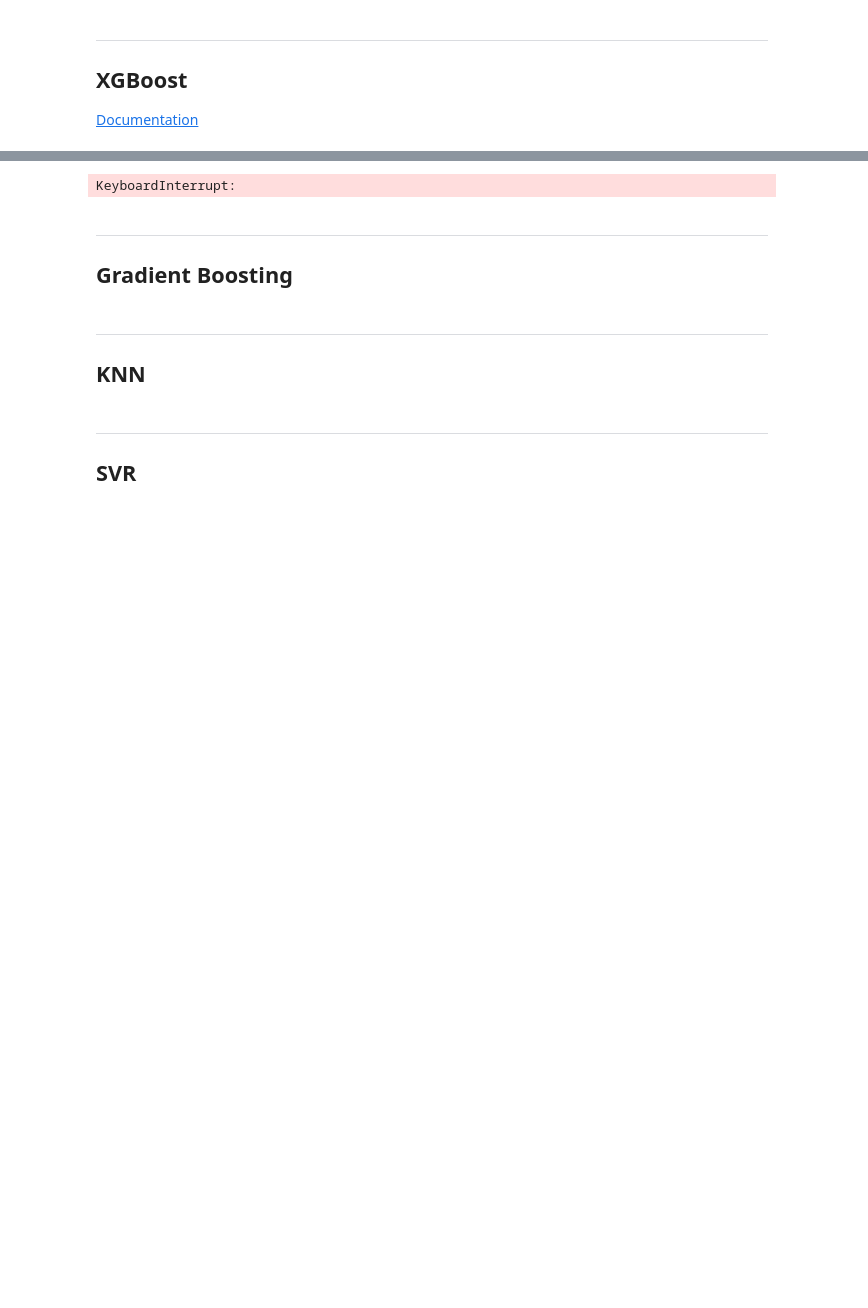
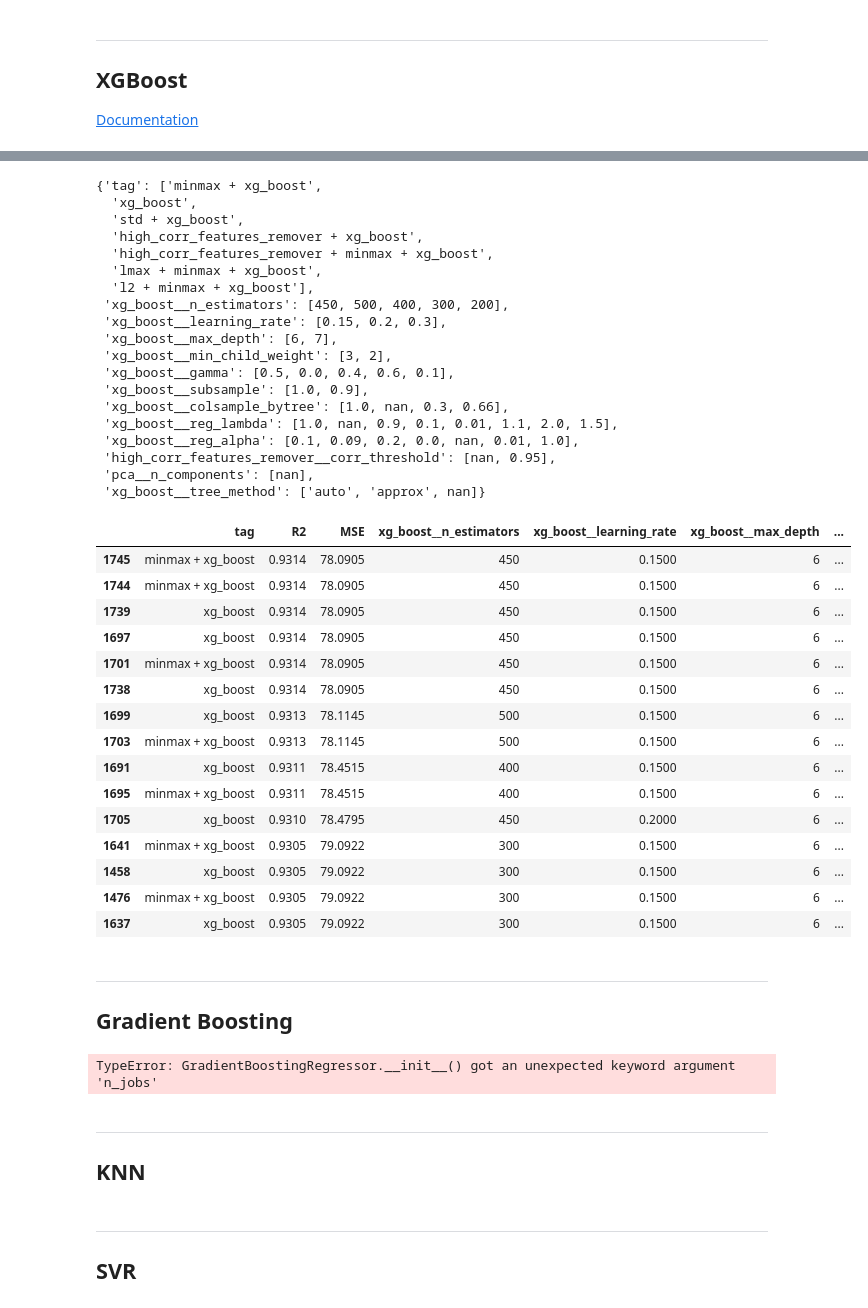
Before and after one commit to RiccardoEvangelisti/Critical-temperature-of-superconductors, a Jupyter notebook: 1_Training.ipynb, the cells around one changed output, grey strips where cells are left out. Drawn from its saved outputs; the diff is of its cells as text; code cells hidden in the pictures; blank space fills up the shorter version.

```diff
--- a/1_Training.ipynb
+++ b/1_Training.ipynb
@@ -473,15 +475,16 @@ xg_boost_step = Step(
     estimator_tag,
     XGBRegressor(n_jobs=-1, random_state=RANDOM_STATE),
     {
-        "n_estimators": [300],
-        "learning_rate": [0.3],  # default
-        "max_depth": [6],  # default
-        "min_child_weight": [1, 3],
+        "n_estimators": [450],
+        "learning_rate": [0.15],  # default
+        "max_depth": [6],  # default 6
+        "min_child_weight": [3],  # 1
         "gamma": [0.0, 0.5],
-        "subsample": [0.66, 1.0],
-        "colsample_bytree": [0.66, 1.0],
-        "reg_lambda": [0.01, 0.1, 1.0],
-        "reg_alpha": [0, 0.1, 1.0],
+        "subsample": [1.0],
+        "colsample_bytree": [1],
+        "reg_lambda": [1.0],  # 0.01, 0.1,
+        "reg_alpha": [0.1],  # 0, 0.01,
+        "tree_method": ["exact", "approx", "auto"],
     },
 )
 
@@ -489,19 +492,19 @@ combinations = extract_combinations(
     Pipe(xg_boost_step),
     #
     Pipe(minmax_step, xg_boost_step),
-    Pipe(high_corr_features_remover_step, minmax_step, xg_boost_step),
+    # Pipe(high_corr_features_remover_step, minmax_step, xg_boost_step),
     #
-    Pipe(std_step, xg_boost_step),
-    Pipe(std_step, pca_step, xg_boost_step),
+    # Pipe(std_step, xg_boost_step),
+    # Pipe(std_step, pca_step, xg_boost_step),
     #
-    Pipe(high_corr_features_remover_step, std_step, pca_step, xg_boost_step),
+    # Pipe(high_corr_features_remover_step, std_step, pca_step, xg_boost_step),
     #
-    Pipe(only_properties_step, xg_boost_step),
-    Pipe(only_formula_step, xg_boost_step),
+    # Pipe(only_properties_step, xg_boost_step),
+    # Pipe(only_formula_step, xg_boost_step),
 )
 grid_search(combinations, estimator_tag=estimator_tag)
 
-best_hyperparameters(OUTPUT_FOLDER + estimator_tag + "_output.csv", 20)
+best_hyperparameters(OUTPUT_FOLDER + estimator_tag + "_output.csv", 10)
 
 print_results(OUTPUT_FOLDER + estimator_tag + "_output.csv", 15)
 # %% [output]
@@ -525,4 +528,38 @@ Combination 882/1152  |  only_properties + xg_boost
-KeyboardInterrupt:
+{'tag': ['minmax + xg_boost',
+  'xg_boost',
+  'std + xg_boost',
+  'high_corr_features_remover + xg_boost',
+  'high_corr_features_remover + minmax + xg_boost',
+  'lmax + minmax + xg_boost',
+  'l2 + minmax + xg_boost'],
+ 'xg_boost__n_estimators': [450, 500, 400, 300, 200],
+ 'xg_boost__learning_rate': [0.15, 0.2, 0.3],
+ 'xg_boost__max_depth': [6, 7],
+ 'xg_boost__min_child_weight': [3, 2],
+ 'xg_boost__gamma': [0.5, 0.0, 0.4, 0.6, 0.1],
+ 'xg_boost__subsample': [1.0, 0.9],
+ 'xg_boost__colsample_bytree': [1.0, nan, 0.3, 0.66],
+ 'xg_boost__reg_lambda': [1.0, nan, 0.9, 0.1, 0.01, 1.1, 2.0, 1.5],
+ 'xg_boost__reg_alpha': [0.1, 0.09, 0.2, 0.0, nan, 0.01, 1.0],
+ 'high_corr_features_remover__corr_threshold': [nan, 0.95],
+ 'pca__n_components': [nan],
+ 'xg_boost__tree_method': ['auto', 'approx', nan]}
+|  | tag | R2 | MSE | xg_boost__n_estimators | xg_boost__learning_rate | xg_boost__max_depth | ... |
+| 1745 | minmax + xg_boost | 0.9314 | 78.0905 | 450 | 0.1500 | 6 | ... |
+| 1744 | minmax + xg_boost | 0.9314 | 78.0905 | 450 | 0.1500 | 6 | ... |
+| 1739 | xg_boost | 0.9314 | 78.0905 | 450 | 0.1500 | 6 | ... |
+| 1697 | xg_boost | 0.9314 | 78.0905 | 450 | 0.1500 | 6 | ... |
+| 1701 | minmax + xg_boost | 0.9314 | 78.0905 | 450 | 0.1500 | 6 | ... |
+| 1738 | xg_boost | 0.9314 | 78.0905 | 450 | 0.1500 | 6 | ... |
+| 1699 | xg_boost | 0.9313 | 78.1145 | 500 | 0.1500 | 6 | ... |
+| 1703 | minmax + xg_boost | 0.9313 | 78.1145 | 500 | 0.1500 | 6 | ... |
+| 1691 | xg_boost | 0.9311 | 78.4515 | 400 | 0.1500 | 6 | ... |
+| 1695 | minmax + xg_boost | 0.9311 | 78.4515 | 400 | 0.1500 | 6 | ... |
+| 1705 | xg_boost | 0.9310 | 78.4795 | 450 | 0.2000 | 6 | ... |
+| 1641 | minmax + xg_boost | 0.9305 | 79.0922 | 300 | 0.1500 | 6 | ... |
+| 1458 | xg_boost | 0.9305 | 79.0922 | 300 | 0.1500 | 6 | ... |
+| 1476 | minmax + xg_boost | 0.9305 | 79.0922 | 300 | 0.1500 | 6 | ... |
+| 1637 | xg_boost | 0.9305 | 79.0922 | 300 | 0.1500 | 6 | ... |
 # %% [markdown]
 ---
 ## Gradient Boosting
@@ -530,7 +567,7 @@ KeyboardInterrupt:
 estimator_tag = "gradient_boost"
 gradient_boost_step = Step(
     estimator_tag,
-    GradientBoostingRegressor(n_jobs=-1, random_state=RANDOM_STATE),
+    GradientBoostingRegressor(random_state=RANDOM_STATE),
     {
         "loss": ["squared_error", "absolute_error", "huber", "quantile"],
         "learning_rate": [0.001, 0.01, 0.1, 1],
@@ -570,6 +607,8 @@ grid_search(combinations, estimator_tag=estimator_tag)
 best_hyperparameters(OUTPUT_FOLDER + estimator_tag + "_output.csv", 20)
 
 print_results(OUTPUT_FOLDER + estimator_tag + "_output.csv", 15)
+# %% [output]
+TypeError: GradientBoostingRegressor.__init__() got an unexpected keyword argument 'n_jobs'
 # %% [markdown]
 ---
 ## KNN
```
Also changed, not shown: parts of 2 cells of this notebook, 2 other files.
